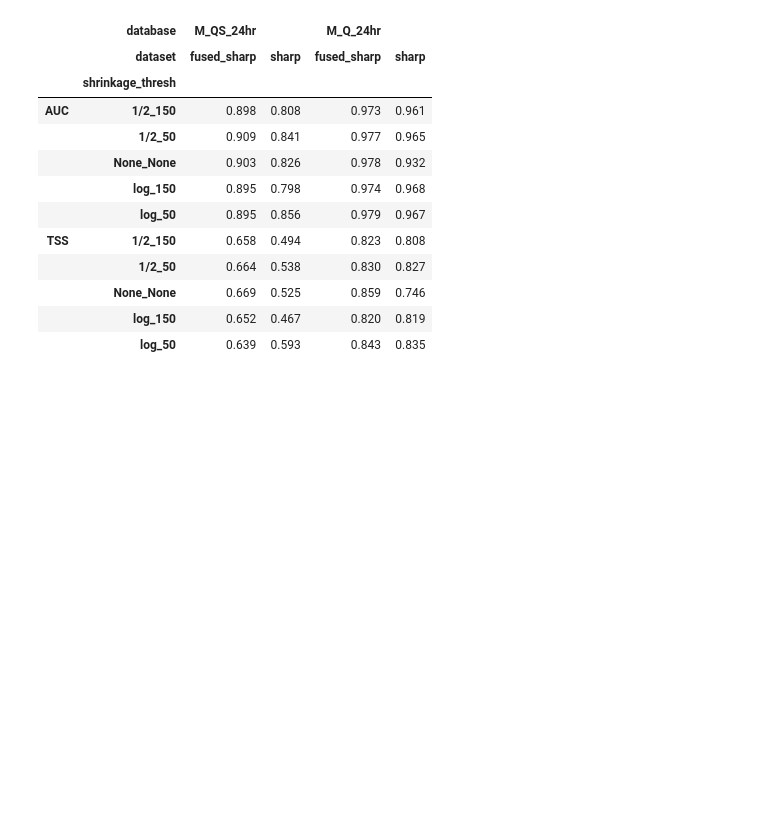
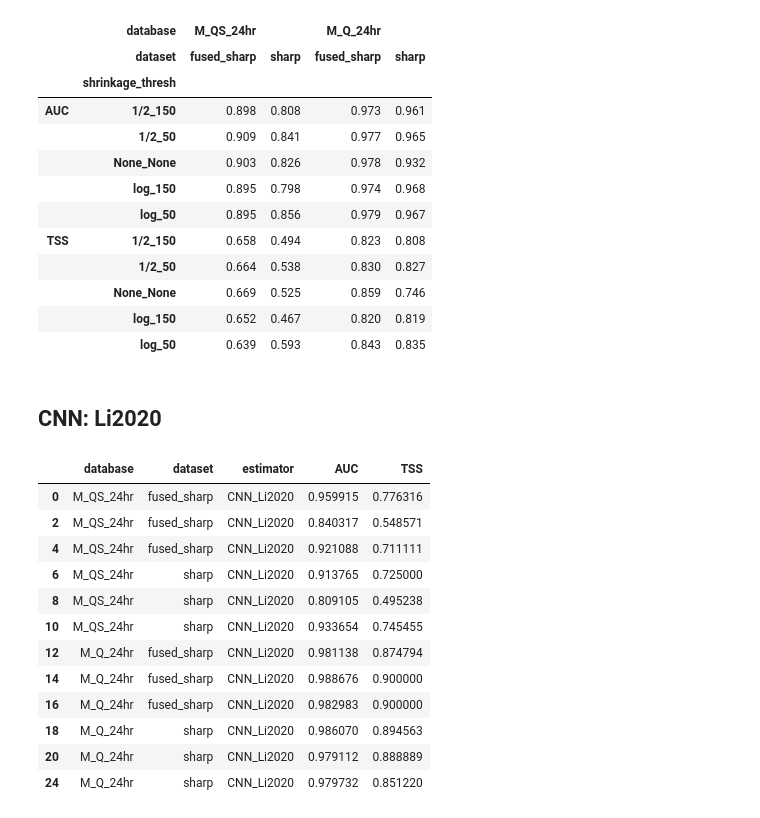
Before and after one commit to ZeyuSun/flare-prediction-smarp, a Jupyter notebook: notebooks/mlflow_results.ipynb, the cells around one changed output. Drawn from its saved outputs; the diff is of its cells as text; code cells hidden in the pictures; blank space fills up the shorter version.

```diff
--- a/notebooks/mlflow_results.ipynb
+++ b/notebooks/mlflow_results.ipynb
@@ -645,3 +647,33 @@ style(_runs, by=['database', 'dataset', 'shrinkage_thresh'])
 |  | None_None | 0.669 | 0.525 | 0.859 | 0.746 |
 |  | log_150 | 0.652 | 0.467 | 0.820 | 0.819 |
 |  | log_50 | 0.639 | 0.593 | 0.843 | 0.835 |
+# %% [markdown]
+## CNN: Li2020
+# %%
+columns = {
+    'tags.database_name': 'database',
+    'tags.dataset_name': 'dataset',
+    'tags.estimator_name': 'estimator',
+    #'params.DATA.SHRINKAGE': 'shrinkage',
+    #'params.DATA.THRESH': 'thresh',
+    'metrics.test/auc': 'AUC',
+    'metrics.test/tss': 'TSS',
+}
+rows = {}
+runs_raw = retrieve('CNN', 'Li2020')
+runs = select(runs_raw, columns, rows)
+runs
+# %% [output]
+|  | database | dataset | estimator | AUC | TSS |
+| 0 | M_QS_24hr | fused_sharp | CNN_Li2020 | 0.959915 | 0.776316 |
+| 2 | M_QS_24hr | fused_sharp | CNN_Li2020 | 0.840317 | 0.548571 |
+| 4 | M_QS_24hr | fused_sharp | CNN_Li2020 | 0.921088 | 0.711111 |
+| 6 | M_QS_24hr | sharp | CNN_Li2020 | 0.913765 | 0.725000 |
+| 8 | M_QS_24hr | sharp | CNN_Li2020 | 0.809105 | 0.495238 |
+| 10 | M_QS_24hr | sharp | CNN_Li2020 | 0.933654 | 0.745455 |
+| 12 | M_Q_24hr | fused_sharp | CNN_Li2020 | 0.981138 | 0.874794 |
+| 14 | M_Q_24hr | fused_sharp | CNN_Li2020 | 0.988676 | 0.900000 |
+| 16 | M_Q_24hr | fused_sharp | CNN_Li2020 | 0.982983 | 0.900000 |
+| 18 | M_Q_24hr | sharp | CNN_Li2020 | 0.986070 | 0.894563 |
+| 20 | M_Q_24hr | sharp | CNN_Li2020 | 0.979112 | 0.888889 |
+| 24 | M_Q_24hr | sharp | CNN_Li2020 | 0.979732 | 0.851220 |
```
Also changed, not shown: parts of 8 cells of this notebook.
